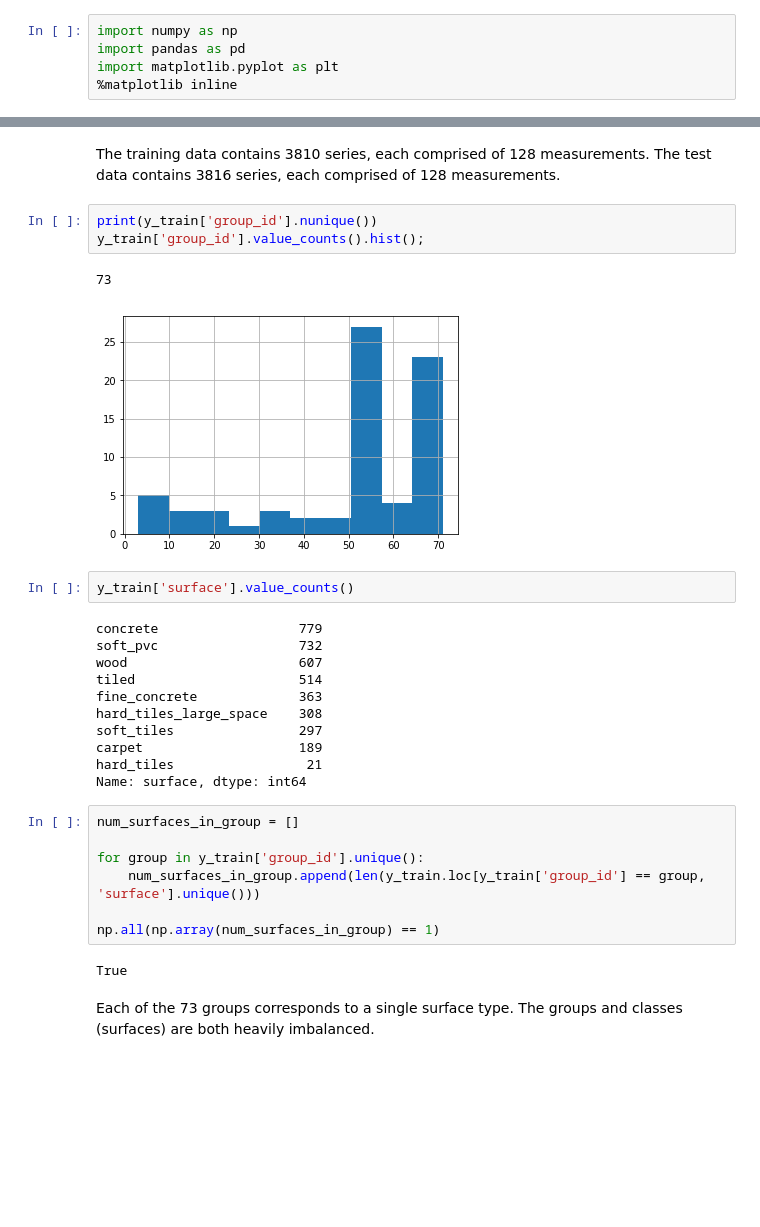
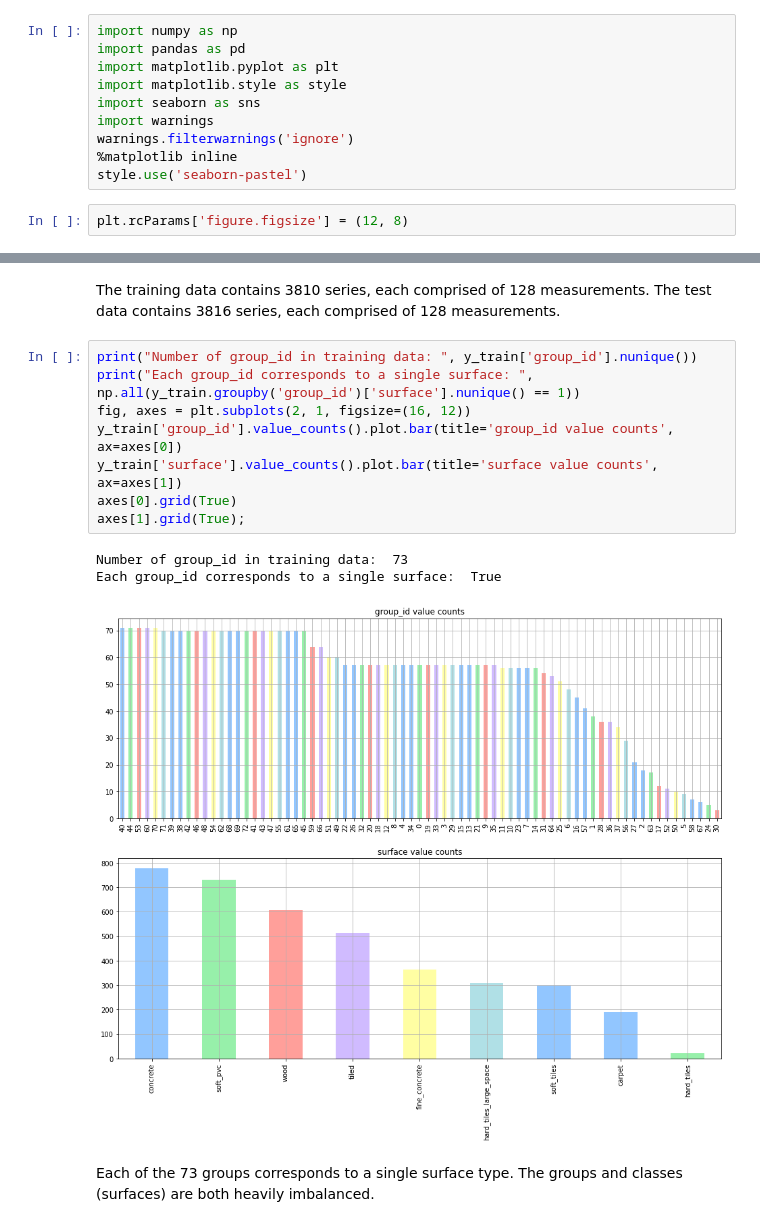
Before and after one commit to AidanCooper/data-science-competitions, a Jupyter notebook: CareerCon2019/CareerCon2019.ipynb, the cells around one changed output, grey strips where cells are left out. Cells and saved outputs as stored; diff of their text form; blank space fills up the shorter version.

```diff
--- a/CareerCon2019/CareerCon2019.ipynb
+++ b/CareerCon2019/CareerCon2019.ipynb
@@ -2,7 +2,14 @@
 import numpy as np
 import pandas as pd
 import matplotlib.pyplot as plt
+import matplotlib.style as style
+import seaborn as sns
+import warnings
+warnings.filterwarnings('ignore')
 %matplotlib inline
+style.use('seaborn-pastel')
+# %%
+plt.rcParams['figure.figsize'] = (12, 8)
 # %%
 !ls data
 # %% [output]
@@ -54,33 +69,17 @@ X_test['series_id'].nunique(), np.all(X_test['series_id'].value_counts().values
 (3816, True)
 # %% [markdown]
 The training data contains 3810 series, each comprised of 128 measurements. The test data contains 3816 series, each comprised of 128 measurements.
-# %%
-print(y_train['group_id'].nunique())
-y_train['group_id'].value_counts().hist();
-# %% [output]
-73
-[figure, removed]
-# %%
-y_train['surface'].value_counts()
-# %% [output]
-concrete                  779
-soft_pvc                  732
-wood                      607
-tiled                     514
-fine_concrete             363
-hard_tiles_large_space    308
-soft_tiles                297
-carpet                    189
-hard_tiles                 21
-Name: surface, dtype: int64
-# %%
-num_surfaces_in_group = []
-
-for group in y_train['group_id'].unique():
-    num_surfaces_in_group.append(len(y_train.loc[y_train['group_id'] == group, 'surface'].unique()))
-
-np.all(np.array(num_surfaces_in_group) == 1)
-# %% [output]
-True
+# %%
+print("Number of group_id in training data: ", y_train['group_id'].nunique())
+print("Each group_id corresponds to a single surface: ", np.all(y_train.groupby('group_id')['surface'].nunique() == 1))
+fig, axes = plt.subplots(2, 1, figsize=(16, 12))
+y_train['group_id'].value_counts().plot.bar(title='group_id value counts', ax=axes[0])
+y_train['surface'].value_counts().plot.bar(title='surface value counts', ax=axes[1])
+axes[0].grid(True)
+axes[1].grid(True);
+# %% [output]
+Number of group_id in training data:  73
+Each group_id corresponds to a single surface:  True
+[figure, added]
 # %% [markdown]
 Each of the 73 groups corresponds to a single surface type. The groups and classes (surfaces) are both heavily imbalanced.
```
Also changed, not shown: parts of 39 cells of this notebook.
